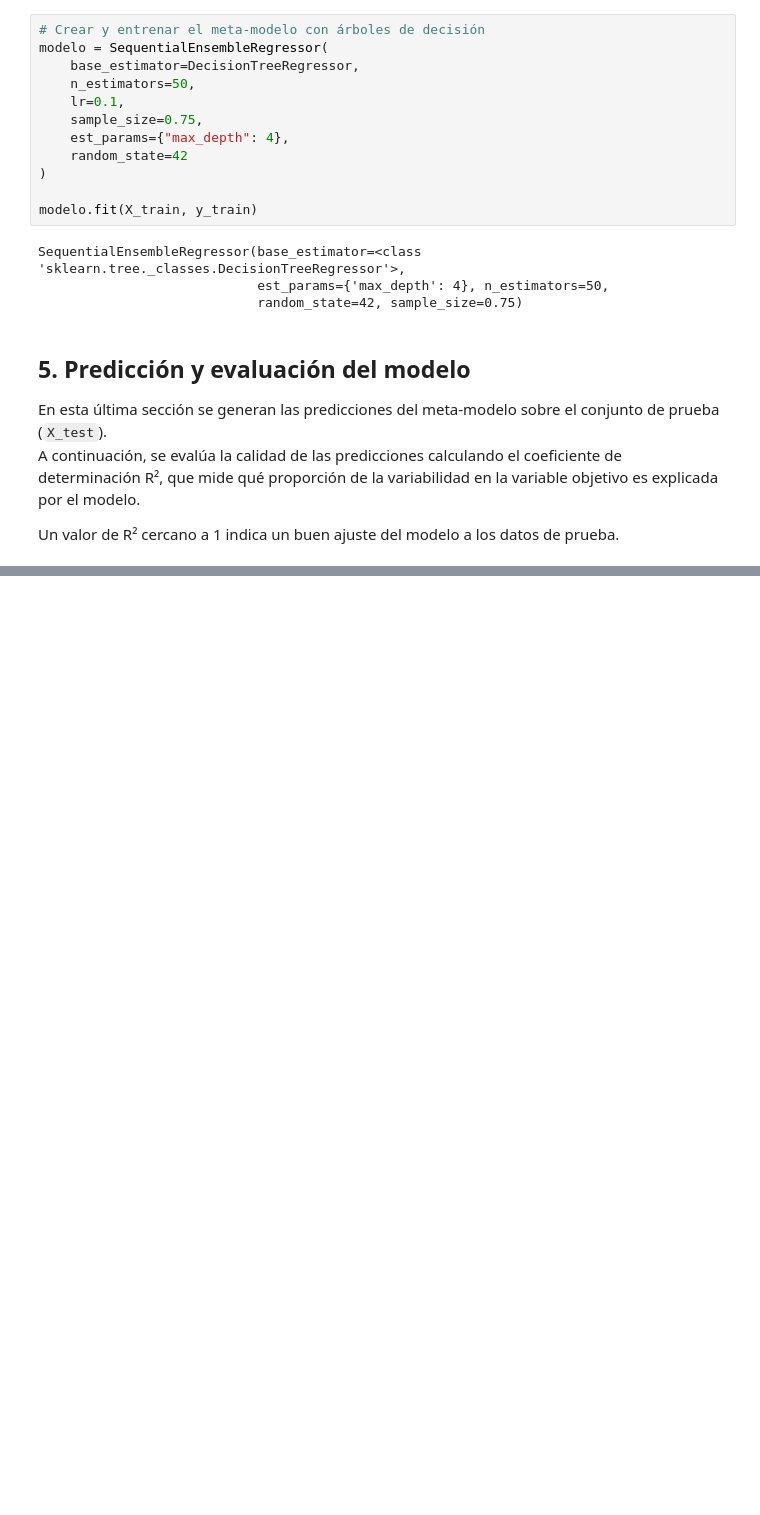
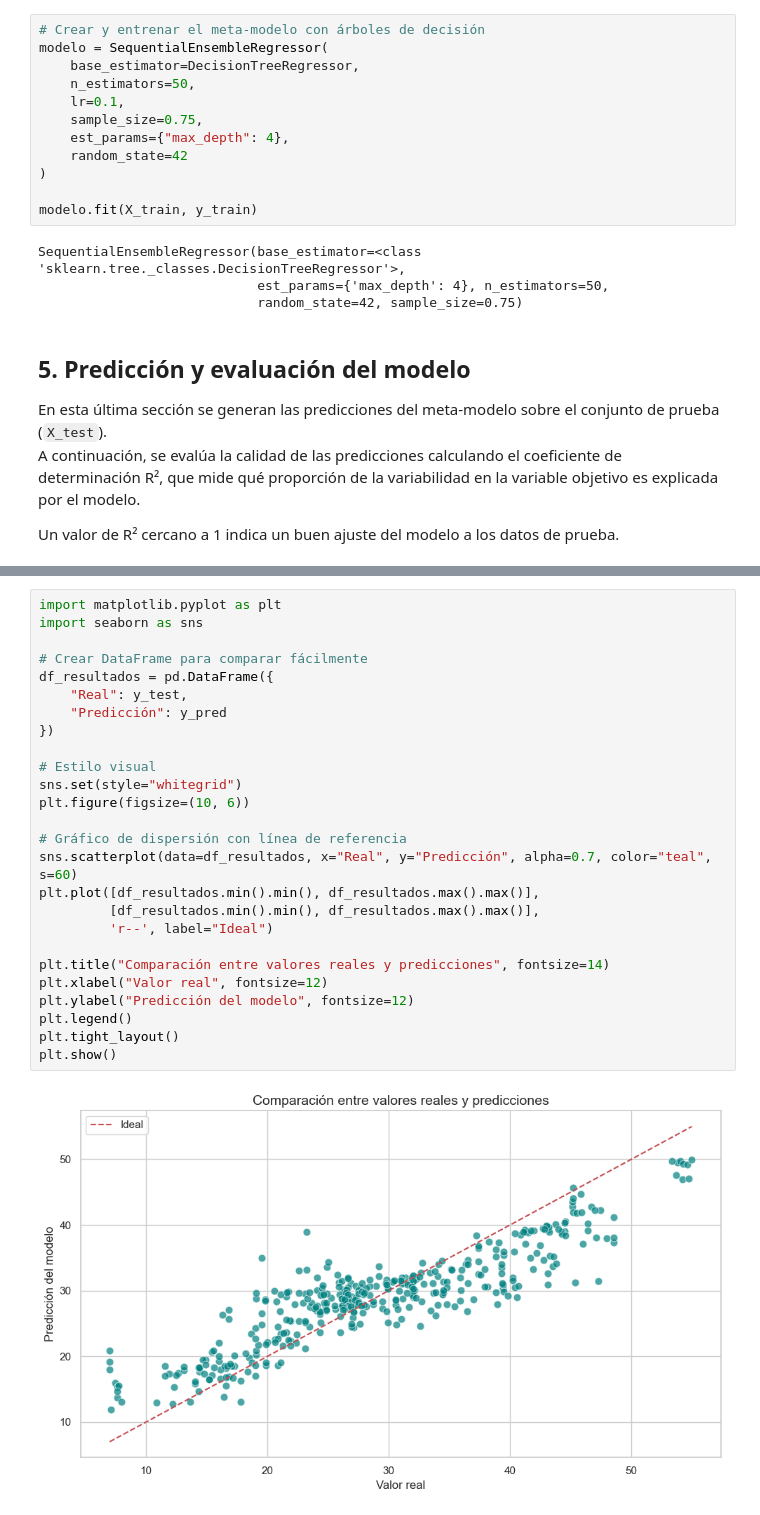
Before and after one commit to carlosmdpb/Ensamble_Secuencial, a Jupyter notebook: notebooks/parkinsons_decisionTreeRegressor/notebook_dtr_parkinsons.ipynb, the cells around one changed output, grey strips where cells are left out. Drawn from its saved outputs; the diff is of its cells as text; blank space fills up the shorter version.

Commit message:
Añadida grafica de predicciones

```diff
--- a/notebooks/parkinsons_decisionTreeRegressor/notebook_dtr_parkinsons.ipynb
+++ b/notebooks/parkinsons_decisionTreeRegressor/notebook_dtr_parkinsons.ipynb
@@ -173,0 +174,28 @@ El modelo explica el 76.71% de la variabilidad de los datos de prueba.
+# %%
+import matplotlib.pyplot as plt
+import seaborn as sns
+
+# Crear DataFrame para comparar fácilmente
+df_resultados = pd.DataFrame({
+    "Real": y_test,
+    "Predicción": y_pred
+})
+
+# Estilo visual
+sns.set(style="whitegrid")
+plt.figure(figsize=(10, 6))
+
+# Gráfico de dispersión con línea de referencia
+sns.scatterplot(data=df_resultados, x="Real", y="Predicción", alpha=0.7, color="teal", s=60)
+plt.plot([df_resultados.min().min(), df_resultados.max().max()],
+         [df_resultados.min().min(), df_resultados.max().max()],
+         'r--', label="Ideal")
+
+plt.title("Comparación entre valores reales y predicciones", fontsize=14)
+plt.xlabel("Valor real", fontsize=12)
+plt.ylabel("Predicción del modelo", fontsize=12)
+plt.legend()
+plt.tight_layout()
+plt.show()
+# %% [output]
+[figure, added]
```
Also changed, not shown: parts of 3 cells of this notebook, 4 other files.
